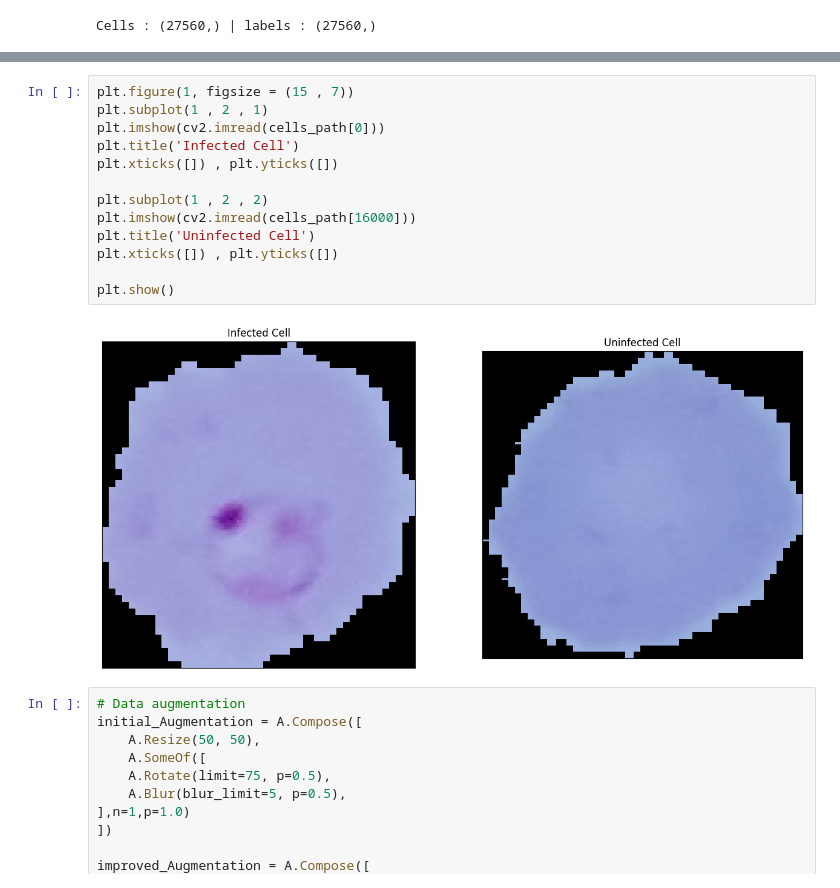
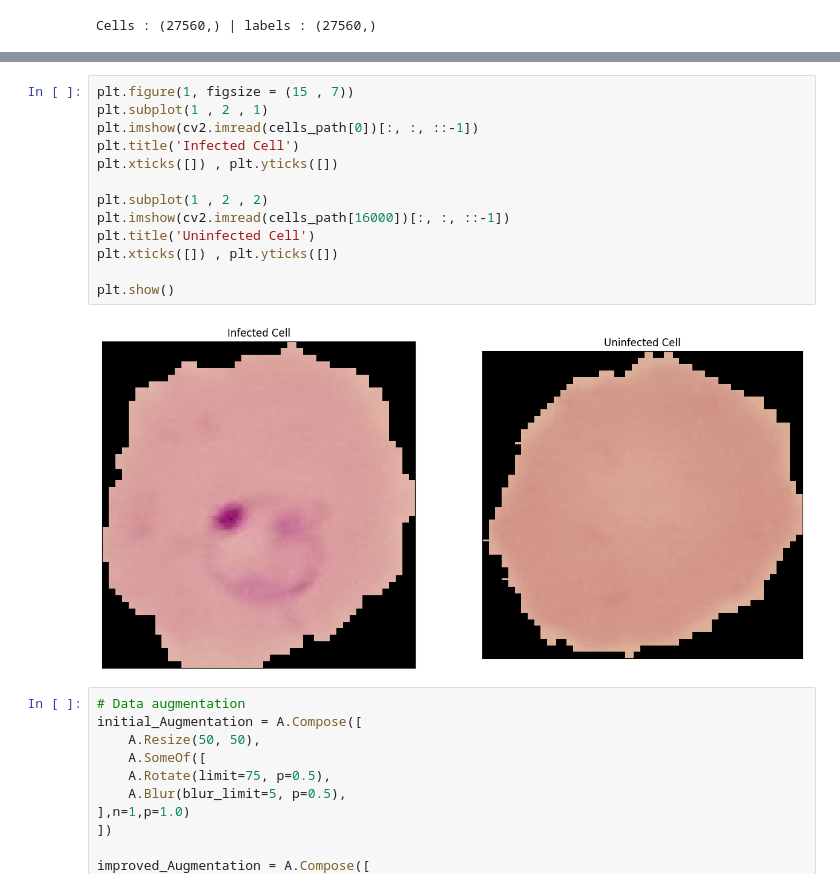
Before and after one commit to Bryven7/PROJ-H419, a Jupyter notebook: detecting-malaria-cnn.ipynb, the cells around one changed output, grey strips where cells are left out. Saved outputs shown, nothing was run; the diff lists cells and outputs as text.

```diff
--- a/detecting-malaria-cnn.ipynb
+++ b/detecting-malaria-cnn.ipynb
@@ -130,18 +141,18 @@ plt.show()
 # %%
 plt.figure(1, figsize = (15 , 7))
 plt.subplot(1 , 2 , 1)
-plt.imshow(cv2.imread(cells_path[0]))
+plt.imshow(cv2.imread(cells_path[0])[:, :, ::-1])
 plt.title('Infected Cell')
 plt.xticks([]) , plt.yticks([])
 
 plt.subplot(1 , 2 , 2)
-plt.imshow(cv2.imread(cells_path[16000]))
+plt.imshow(cv2.imread(cells_path[16000])[:, :, ::-1])
 plt.title('Uninfected Cell')
 plt.xticks([]) , plt.yticks([])
 
 plt.show()
 # %% [output]
-[figure, old version]
+[figure, new version]
 # %%
 # Data augmentation
 initial_Augmentation = A.Compose([
```
Also changed, not shown: parts of 8 cells of this notebook.
